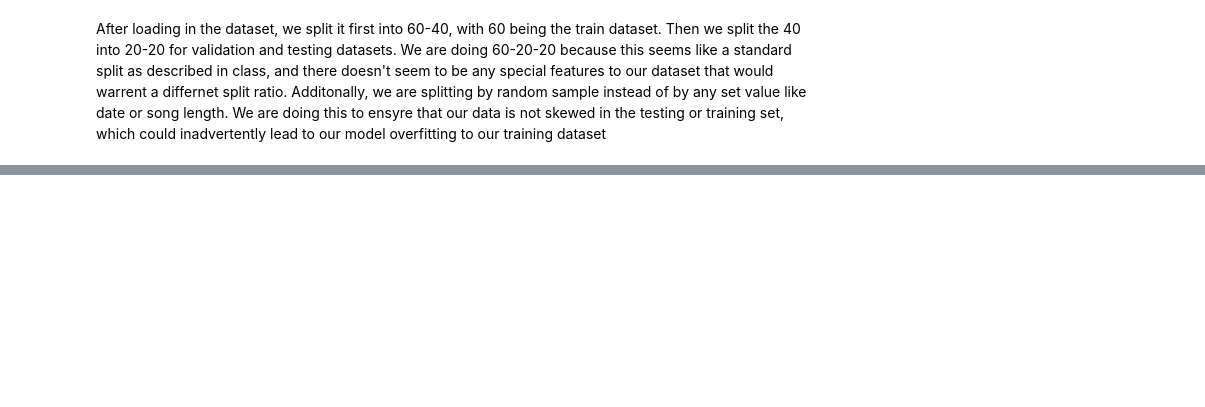
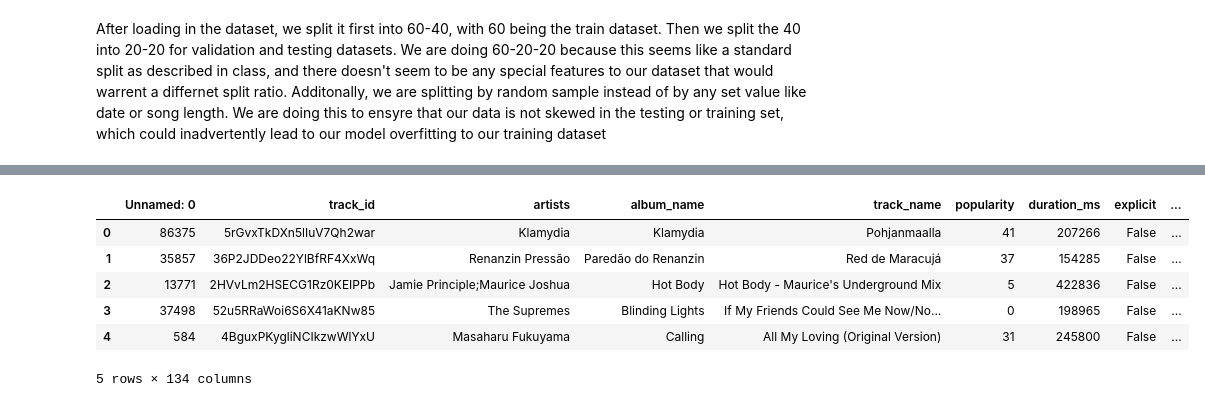
Before and after one commit to will-mccormack/CS-M148-Proj, a Jupyter notebook: DatasetSplitter.ipynb, the cells around one changed output, grey strips where cells are left out. Saved outputs shown, nothing was run; the diff lists cells and outputs as text; code cells hidden in the pictures; blank space fills up the shorter version.

```diff
--- a/DatasetSplitter.ipynb
+++ b/DatasetSplitter.ipynb
@@ -25,0 +90,11 @@ test_dataset.to_csv("test.csv", index=False)
+# %%
+train_df_encoded = pd.get_dummies(train_df, columns=['track_genre'], prefix='genre')
+display(train_df_encoded.head())
+# %% [output]
+|  | Unnamed: 0 | track_id | artists | album_name | track_name | popularity | duration_ms | explicit | ... |
+| 0 | 86375 | 5rGvxTkDXn5lIuV7Qh2war | Klamydia | Klamydia | Pohjanmaalla | 41 | 207266 | False | ... |
+| 1 | 35857 | 36P2JDDeo22YlBfRF4XxWq | Renanzin Pressão | Paredão do Renanzin | Red de Maracujá | 37 | 154285 | False | ... |
+| 2 | 13771 | 2HVvLm2HSECG1Rz0KEIPPb | Jamie Principle;Maurice Joshua | Hot Body | Hot Body - Maurice's Underground Mix | 5 | 422836 | False | ... |
+| 3 | 37498 | 52u5RRaWoi6S6X41aKNw85 | The Supremes | Blinding Lights | If My Friends Could See Me Now/No... | 0 | 198965 | False | ... |
+| 4 | 584 | 4BguxPKygliNCIkzwWlYxU | Masaharu Fukuyama | Calling | All My Loving (Original Version) | 31 | 245800 | False | ... |
+5 rows × 134 columns
```
Also changed, not shown: parts of 6 cells of this notebook.
